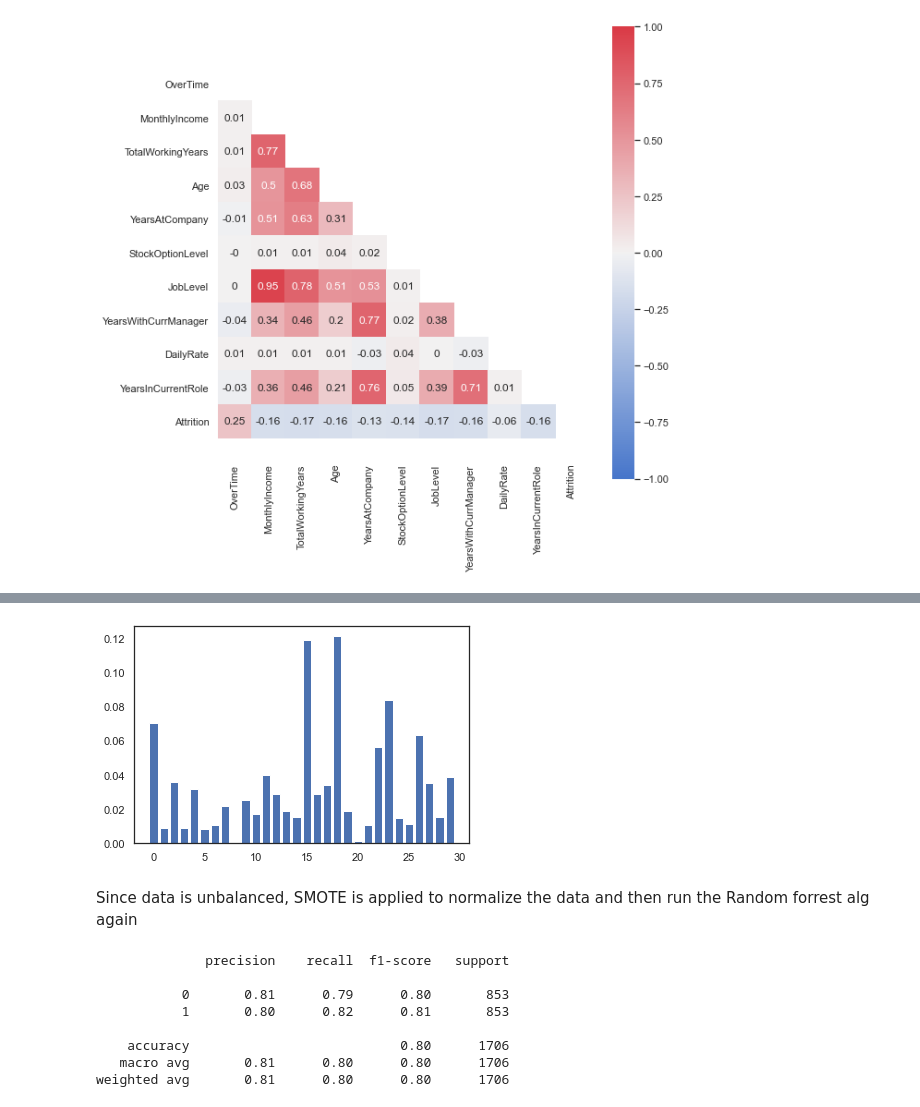
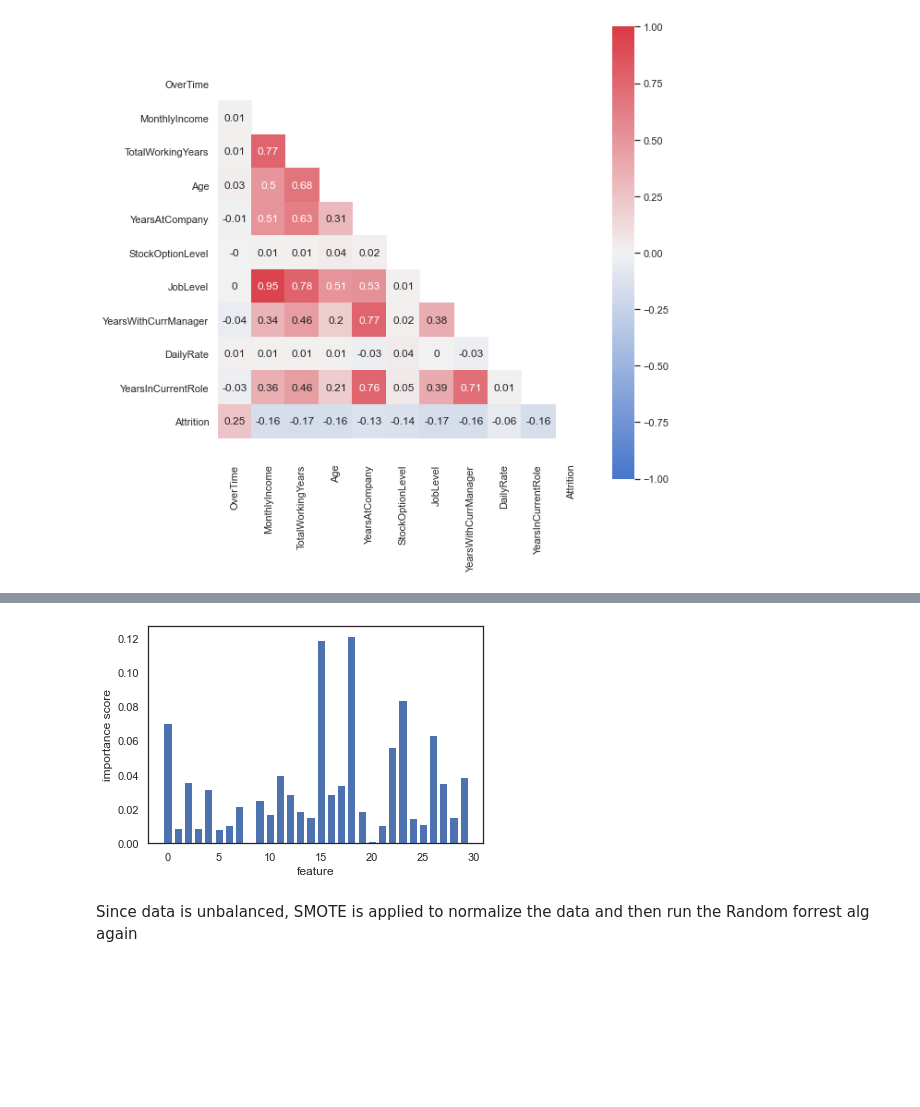
Before and after one commit to taliarosenkranz/Portfolio, a Jupyter notebook: Employee_Attrition_RandomForest.ipynb, the cells around one changed output, grey strips where cells are left out. Drawn from its saved outputs; the diff is of its cells as text; code cells hidden in the pictures; blank space fills up the shorter version.

```diff
--- a/Employee_Attrition_RandomForest.ipynb
+++ b/Employee_Attrition_RandomForest.ipynb
@@ -341,8 +322,10 @@ feature_importance
 # %%
 plt.bar([x for x in range(len(importance))], importance)
+plt.xlabel("feature")
+plt.ylabel("importance score")
 plt.show()
 # %% [output]
-[figure, old version]
+[figure, new version]
 # %% [markdown]
 Since data is unbalanced, SMOTE is applied to normalize the data and then run the Random forrest alg again
 # %%
@@ -363,15 +346,3 @@ rfc.fit(sm_train_X, sm_train_y)
 
 #predicting the attrition/not attrition from the balanced training data
 sm_pred = rfc.predict(sm_train_X)
-# %%
-report = metrics.classification_report(sm_train_y, sm_pred)
-print(report)
-# %% [output]
-              precision    recall  f1-score   support
-
-           0       0.81      0.79      0.80       853
-           1       0.80      0.82      0.81       853
-
-    accuracy                           0.80      1706
-   macro avg       0.81      0.80      0.80      1706
-weighted avg       0.81      0.80      0.80      1706
```
Also changed, not shown: parts of 35 cells of this notebook.
